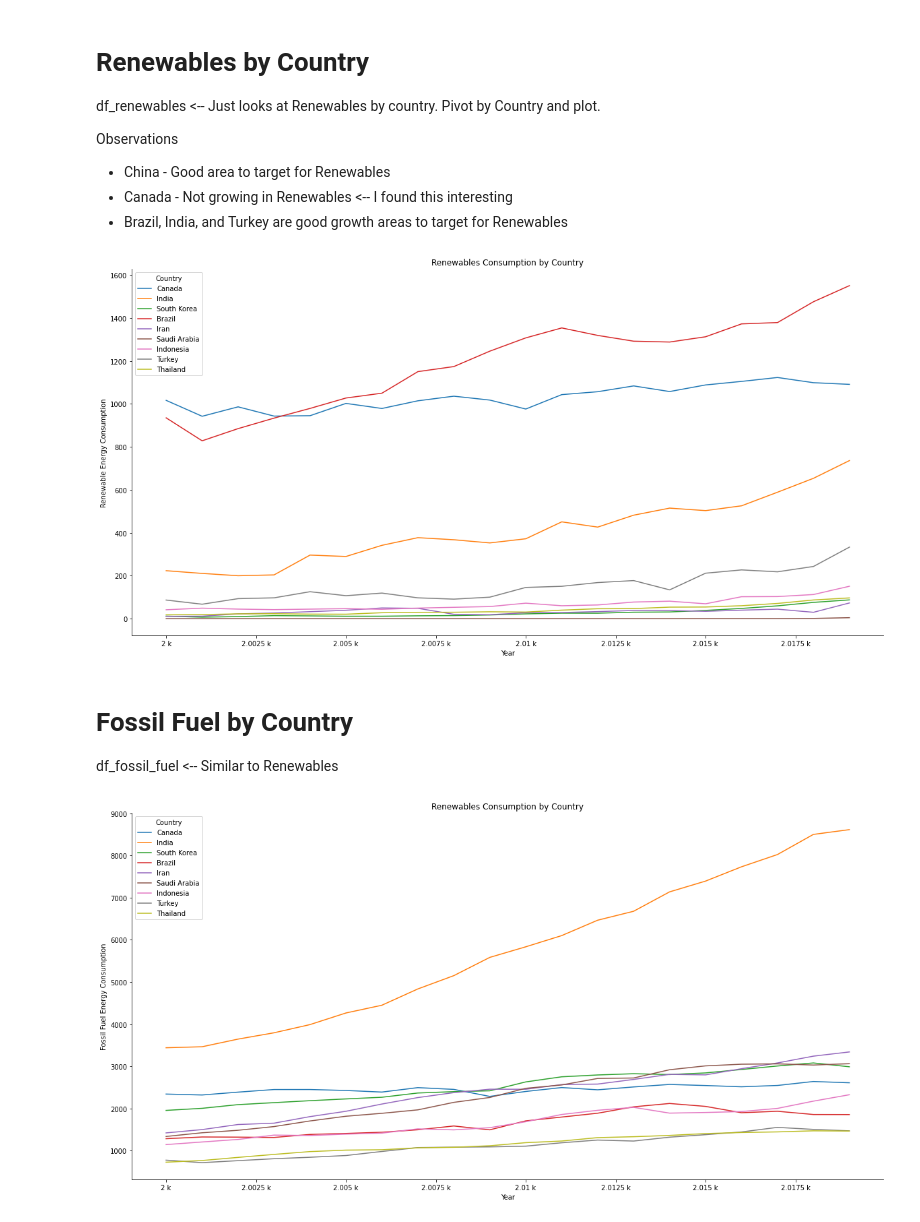
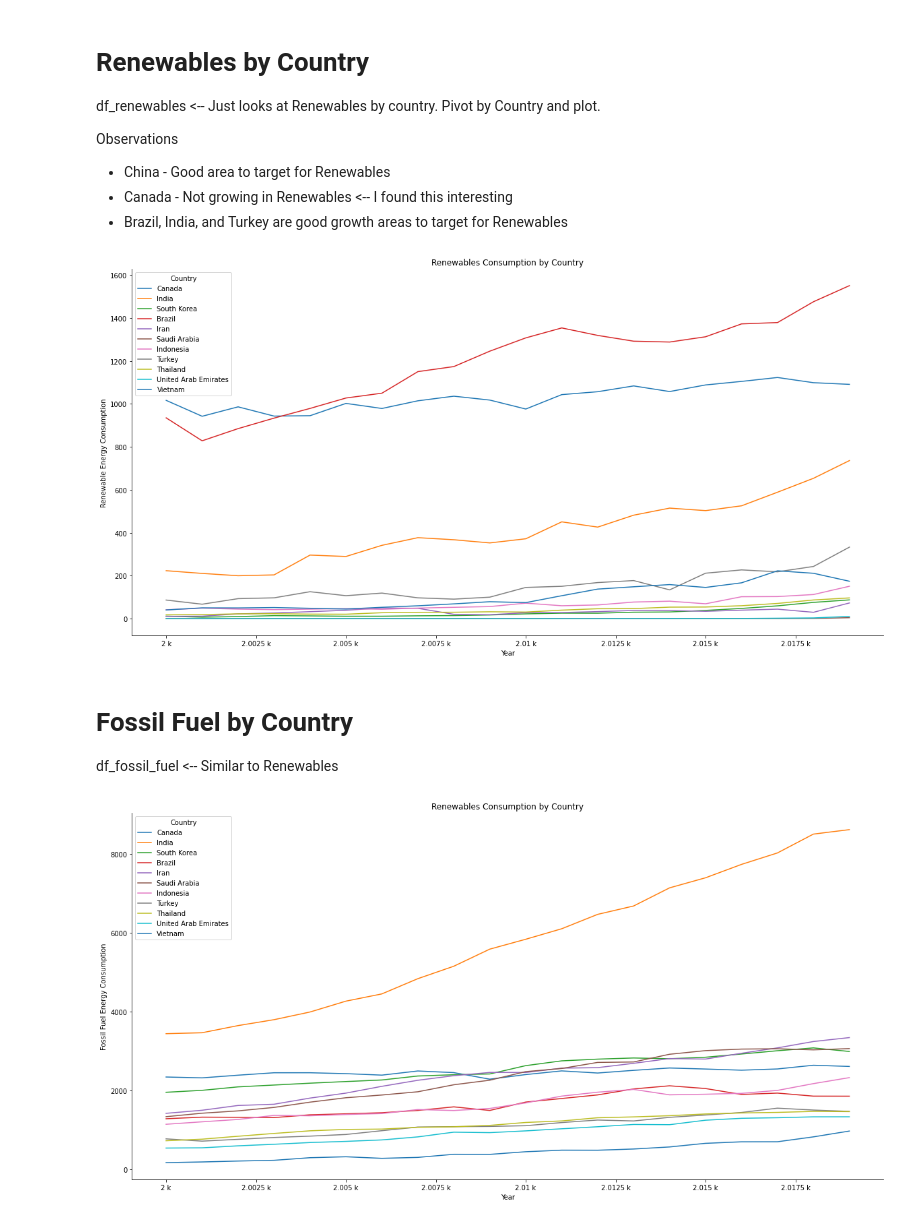
Before and after one commit to amycelliott/DMP_LP_2022, a Jupyter notebook: DMP_LP_2022_Target_Country_Current_Consumption.ipynb, the cells around one changed output. Drawn from its saved outputs; the diff is of its cells as text; code cells hidden in the pictures.

Commit message:
Added Low Carbon and updated some typos in two countries

```diff
--- a/DMP_LP_2022_Target_Country_Current_Consumption.ipynb
+++ b/DMP_LP_2022_Target_Country_Current_Consumption.ipynb
@@ -67,12 +67,19 @@ df_fossil_fuel = pd.read_csv(
     usecols=["country","year","fossil_fuel_consumption"],
 )
 
+df_low_carbon = pd.read_csv(
+    all_data_csv_path,
+    # Only pull in columns needed
+    usecols=["country","year","low_carbon_consumption"],
+)
+
 
 # after loading, we can explore the data in all different ways pandas support
 # No need to do this yet
 df_all_data = df_all_data.sort_values('year', ascending=False)
 df_renewables = df_renewables.sort_values('year', ascending=False)
 df_fossil_fuel = df_fossil_fuel.sort_values('year', ascending=False)
+df_low_carbon = df_low_carbon.sort_values('year', ascending=False)
 
 # We have only been looking at data from 2000 forward (and 2020 data), filter out the older data
 df_all_data = df_all_data.query('`year` >= 2000')
@@ -83,6 +90,9 @@ df_renewables = df_renewables.query('`year` != 2020')
 
 df_fossil_fuel = df_fossil_fuel.query('`year` >= 2000')
 df_fossil_fuel = df_fossil_fuel.query('`year` != 2020')
+
+df_low_carbon = df_low_carbon.query('`year` >= 2000')
+df_low_carbon = df_low_carbon.query('`year` != 2020')
 
 # Copy data to two different groups to look at Energy Usage by those groups
 
@@ -104,16 +114,16 @@ df_all_data_growth = df_all_data.copy()
           # Indonesia
           # Turkey
           # Thalind Thailand
-          # United Arib Emerits
-          # Vietnom
-df_all_data = df_all_data[df_all_data['country'].isin(['United States','China','Canada','India','South Korea','Brazil','Iran','Saudi Arabia','Indonesia','Turkey','Thailand','United Arib Emerits','Vietnom'])]
+          # United Arab Emirates
+          # Vietnam
+df_all_data = df_all_data[df_all_data['country'].isin(['United States','China','Canada','India','South Korea','Brazil','Iran','Saudi Arabia','Indonesia','Turkey','Thailand','United Arab Emirates','Vietnam'])]
 df_all_data_obvious = df_all_data_obvious[df_all_data_obvious['country'].isin(['United States','China','Canada'])]
-df_all_data_growth = df_all_data_growth[df_all_data_growth['country'].isin(['India','South Korea','Brazil','Iran','Saudi Arabia','Indonesia','Turkey','Thailand','United Arib Emerits','Vietnom'])]
+df_all_data_growth = df_all_data_growth[df_all_data_growth['country'].isin(['India','South Korea','Brazil','Iran','Saudi Arabia','Indonesia','Turkey','Thailand','United Arab Emirates','Vietnam'])]
 
 # Also narrow down the df_renewables, df_fossil_fuel to the two groups of countries
-df_renewables = df_renewables[df_renewables['country'].isin(['United States','China','Canada','India','South Korea','Brazil','Iran','Saudi Arabia','Indonesia','Turkey','Thailand','United Arib Emerits','Vietnom'])]
-df_fossil_fuel = df_fossil_fuel[df_fossil_fuel['country'].isin(['United States','China','Canada','India','South Korea','Brazil','Iran','Saudi Arabia','Indonesia','Turkey','Thailand','United Arib Emerits','Vietnom'])]
-
+df_renewables = df_renewables[df_renewables['country'].isin(['United States','China','Canada','India','South Korea','Brazil','Iran','Saudi Arabia','Indonesia','Turkey','Thailand','United Arab Emirates','Vietnam'])]
+df_fossil_fuel = df_fossil_fuel[df_fossil_fuel['country'].isin(['United States','China','Canada','India','South Korea','Brazil','Iran','Saudi Arabia','Indonesia','Turkey','Thailand','United Arab Emirates','Vietnam'])]
+df_low_carbon = df_low_carbon[df_low_carbon['country'].isin(['United States','China','Canada','India','South Korea','Brazil','Iran','Saudi Arabia','Indonesia','Turkey','Thailand','United Arab Emirates','Vietnam'])]
 
 #Verify we filtered out older data
 all_data_agg_year = df_all_data.agg({'year': ['min', 'max','count']})
@@ -260,14 +274,13 @@ df_renewables_pivot = df_renewables_pivot.drop('All').head(25)
 #df_renewables_pivot = df_renewables_pivot.query('`country` != "All"')
 
 # for kind - area or line work best
-# ,"United Arib Emerits","Vietnom" <-- Those two were not in the dataset
 from matplotlib import ticker
 ax = df_renewables_pivot.plot(
     kind='line', #stacked=True,
     # All countries
-    #y=["United States","China","Canada","India","South Korea","Brazil","Iran","Saudi Arabia","Indonesia","Turkey","Thailand"],
+    #y=["United States","China","Canada","India","South Korea","Brazil","Iran","Saudi Arabia","Indonesia","Turkey","Thailand","United Arab Emirates","Vietnam"],
     # Remove some of the top ones to see the change in the lower ones
-    y=["Canada","India","South Korea","Brazil","Iran","Saudi Arabia","Indonesia","Turkey","Thailand"],
+    y=["Canada","India","South Korea","Brazil","Iran","Saudi Arabia","Indonesia","Turkey","Thailand","United Arab Emirates","Vietnam"],
     title='Renewables Consumption by Country', figsize=(20,10)
 )
 
@@ -281,7 +294,7 @@ ax.xaxis.set_major_formatter(ticker.EngFormatter())
 for spine in ['top', 'right']:
   ax.spines[spine].set_visible(False)
 # %% [output]
-[figure, old version]
+[figure, new version]
 # %% [markdown]
 # Fossil Fuel by Country
 
@@ -291,34 +304,33 @@ df_fossil_fuel <-- Similar to Renewables
 df_fossil_fuel_pivot = df_fossil_fuel.pivot_table(
     index='year',
     columns='country',
     values='fossil_fuel_consumption',
     margins=True
     )
 
 # First record values show "All" and should get deleted
 df_fossil_fuel_pivot = df_fossil_fuel_pivot.drop('All').head(25)
 #df_fossil_fuel_pivot = df_fossil_fuel_pivot.query('`country` != "All"')
 
 # for kind - area or line work best
-# ,"United Arib Emerits","Vietnom" <-- Those two were not in the dataset
 from matplotlib import ticker
 ax = df_fossil_fuel_pivot.plot(
     kind='line', #stacked=True,
     # All countries
-    #y=["United States","China","Canada","India","South Korea","Brazil","Iran","Saudi Arabia","Indonesia","Turkey","Thailand"],
+    #y=["United States","China","Canada","India","South Korea","Brazil","Iran","Saudi Arabia","Indonesia","Turkey","Thailand","United Arab Emirates","Vietnam"],
     # Remove some of the top ones to see the change in the lower ones
-    y=["Canada","India","South Korea","Brazil","Iran","Saudi Arabia","Indonesia","Turkey","Thailand"],
+    y=["Canada","India","South Korea","Brazil","Iran","Saudi Arabia","Indonesia","Turkey","Thailand","United Arab Emirates","Vietnam"],
     title='Renewables Consumption by Country', figsize=(20,10)
 )
 
 # formatting
 ax.set(xlabel='Year', ylabel='Fossil Fuel Energy Consumption')
 ax.legend(title='Country')
 
 # shows x-axis in millions instead of scientific notation
 ax.xaxis.set_major_formatter(ticker.EngFormatter())
 # removes the top and right lines from the figure to make it less boxy
 for spine in ['top', 'right']:
   ax.spines[spine].set_visible(False)
 # %% [output]
-[figure, old version]
+[figure, new version]
```
Also changed, not shown: parts of 6 cells of this notebook.
